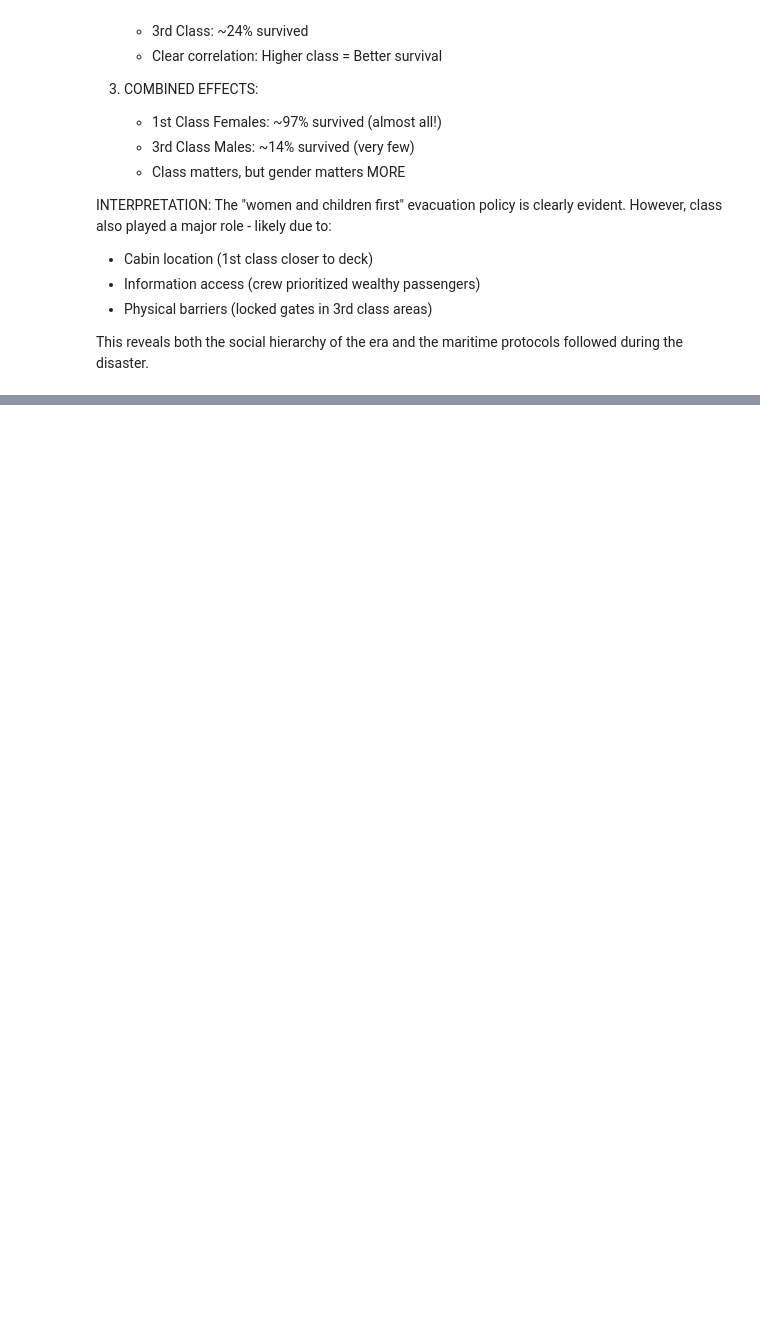
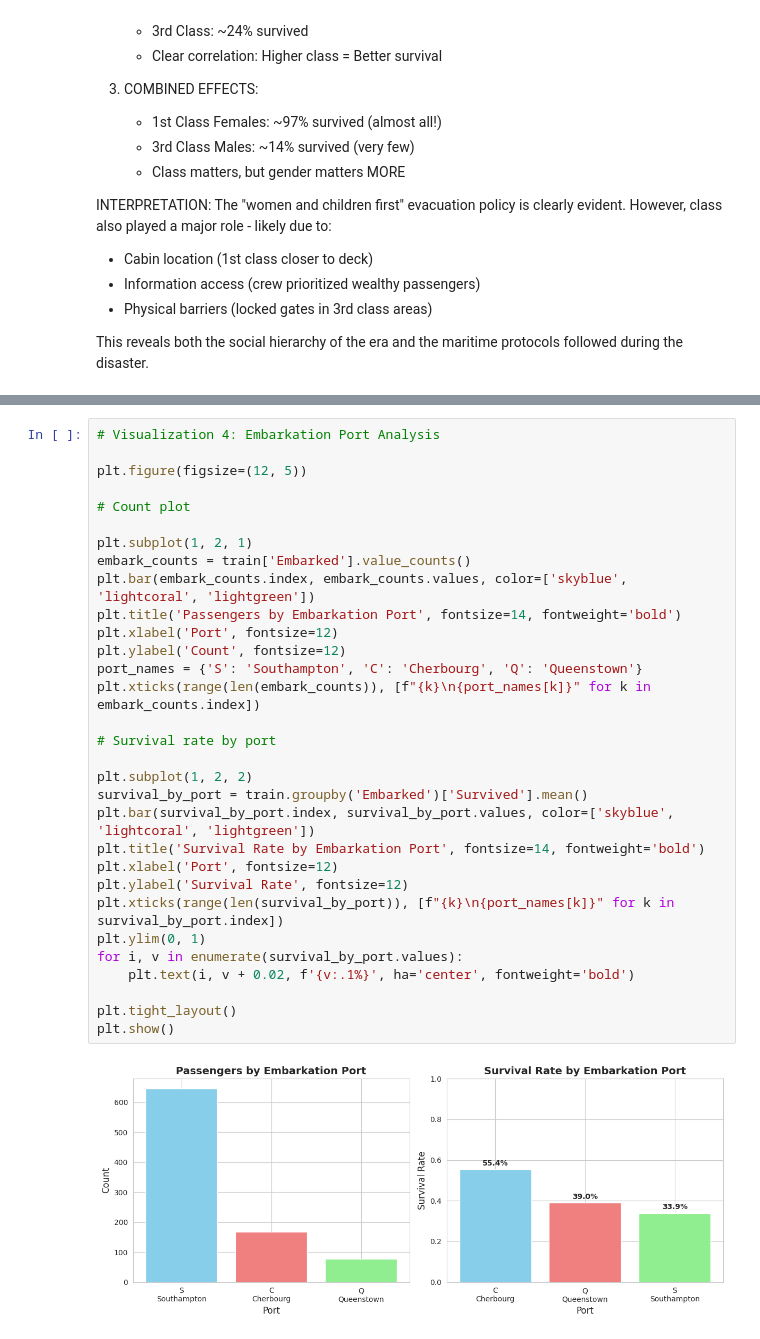
Before and after one commit to nanishat/EDA-Titanic, a Jupyter notebook: exploratory_data_analysis.ipynb, the cells around one changed output, grey strips where cells are left out. Drawn from its saved outputs; the diff is of its cells as text; blank space fills up the shorter version.

```diff
--- a/exploratory_data_analysis.ipynb
+++ b/exploratory_data_analysis.ipynb
@@ -611,0 +759,33 @@ protocols followed during the disaster.
+# %%
+# Visualization 4: Embarkation Port Analysis
+
+plt.figure(figsize=(12, 5))
+
+# Count plot
+
+plt.subplot(1, 2, 1)
+embark_counts = train['Embarked'].value_counts()
+plt.bar(embark_counts.index, embark_counts.values, color=['skyblue', 'lightcoral', 'lightgreen'])
+plt.title('Passengers by Embarkation Port', fontsize=14, fontweight='bold')
+plt.xlabel('Port', fontsize=12)
+plt.ylabel('Count', fontsize=12)
+port_names = {'S': 'Southampton', 'C': 'Cherbourg', 'Q': 'Queenstown'}
+plt.xticks(range(len(embark_counts)), [f"{k}\n{port_names[k]}" for k in embark_counts.index])
+
+# Survival rate by port
+
+plt.subplot(1, 2, 2)
+survival_by_port = train.groupby('Embarked')['Survived'].mean()
+plt.bar(survival_by_port.index, survival_by_port.values, color=['skyblue', 'lightcoral', 'lightgreen'])
+plt.title('Survival Rate by Embarkation Port', fontsize=14, fontweight='bold')
+plt.xlabel('Port', fontsize=12)
+plt.ylabel('Survival Rate', fontsize=12)
+plt.xticks(range(len(survival_by_port)), [f"{k}\n{port_names[k]}" for k in survival_by_port.index])
+plt.ylim(0, 1)
+for i, v in enumerate(survival_by_port.values):
+    plt.text(i, v + 0.02, f'{v:.1%}', ha='center', fontweight='bold')
+
+plt.tight_layout()
+plt.show()
+# %% [output]
+[figure, added]
```
Also changed, not shown: parts of 12 cells of this notebook.
